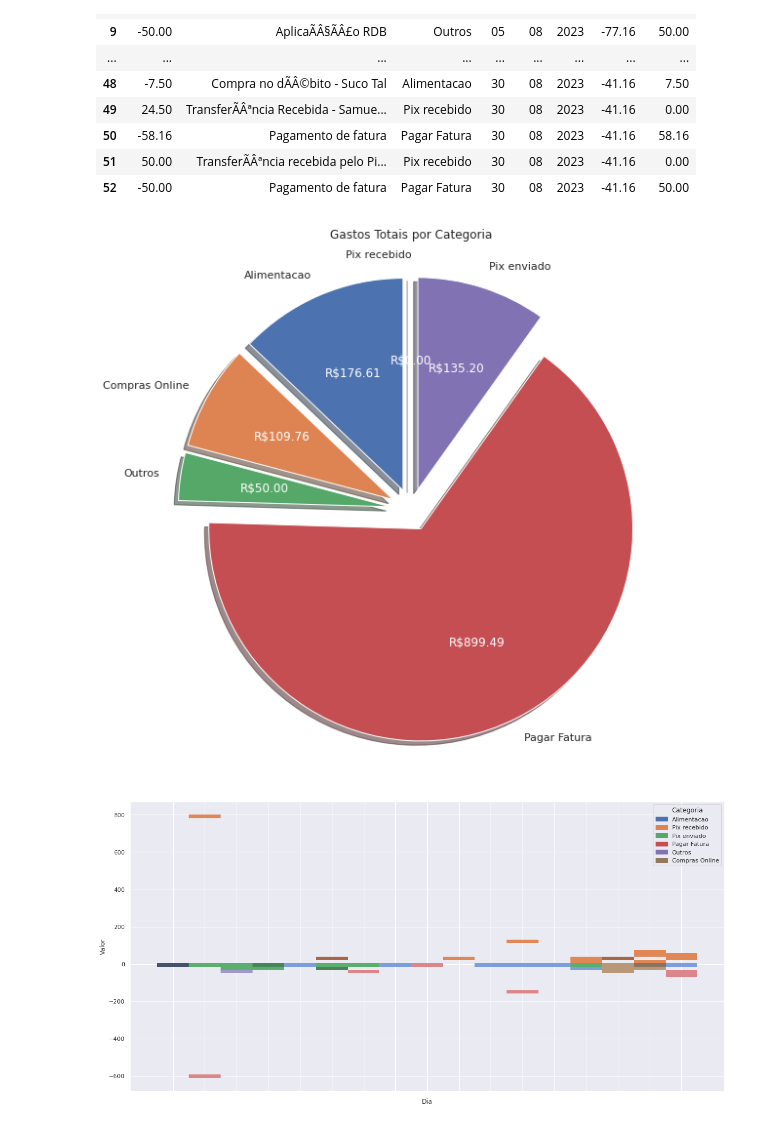
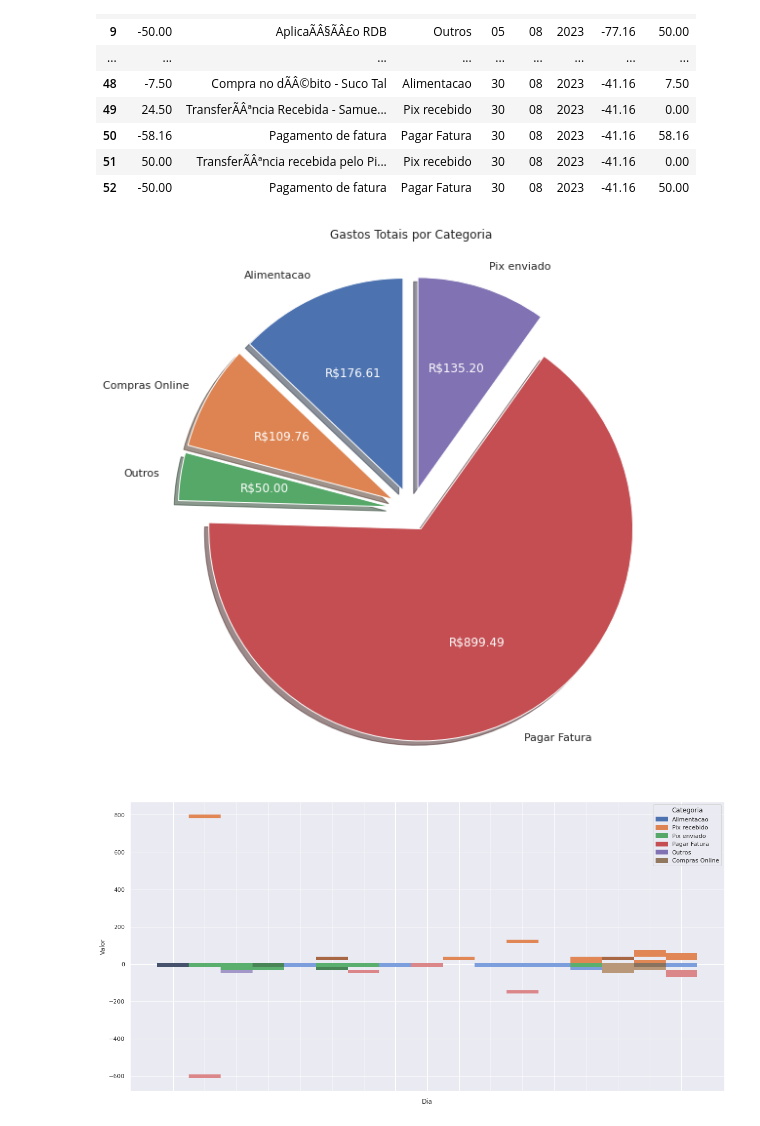
Before and after one commit to joaobizzo/nubank_controle_gastos, a Jupyter notebook: main.ipynb, the cells around one changed output. Drawn from its saved outputs; the diff is of its cells as text; code cells hidden in the pictures.

```diff
--- a/main.ipynb
+++ b/main.ipynb
@@ -100,32 +100,33 @@ df
 # %%
 import matplotlib.pyplot as plt
 
 # Suponha que você tenha um DataFrame chamado 'df' com colunas 'Categoria' e 'Gastos'
 
 # Calcule o gasto total de cada categoria
 gasto_total_por_categoria = df.groupby('Categoria')['Gastos'].sum().reset_index()
 
+# Exclua a categoria "Pix recebido" (ou qualquer outra categoria que você queira remover)
+gasto_total_por_categoria = gasto_total_por_categoria[gasto_total_por_categoria['Categoria'] != 'Pix recebido']
+
 # Crie o gráfico de pizza
 plt.figure(figsize=(20, 10))
-explode = (0.1, 0.1, 0.1, 0.1, 0.1, 0.1)  # Adicione uma pequena explosão para separar as fatias
+explode = (0.1, 0.1, 0.1, 0.1, 0.1)  # Adicione uma pequena explosão para separar as fatias restantes
 _, _, autopcts = plt.pie(gasto_total_por_categoria['Gastos'], labels=gasto_total_por_categoria['Categoria'],
                         autopct='', shadow=True, startangle=90, explode=explode)
 
 # Adicione os valores dentro das fatias
 for i, autopct in enumerate(autopcts):
-    autopct.set_text(f"R${gasto_total_por_categoria['Gastos'][i]:,.2f}")
+    autopct.set_text(f"R${gasto_total_por_categoria['Gastos'].iloc[i]:,.2f}")
     autopct.set_color('white')
     autopct.set_fontsize(12)
-
-
 
 # Adicione um título
 plt.title("Gastos Totais por Categoria")
 
 # Mostre o gráfico
 plt.show()
 # %% [output]
-[figure, old version]
+[figure, new version]
 # %%
 import seaborn as sns
 plot = sns.histplot(x='Dia', y='Valor', hue='Categoria',data=df)
```
